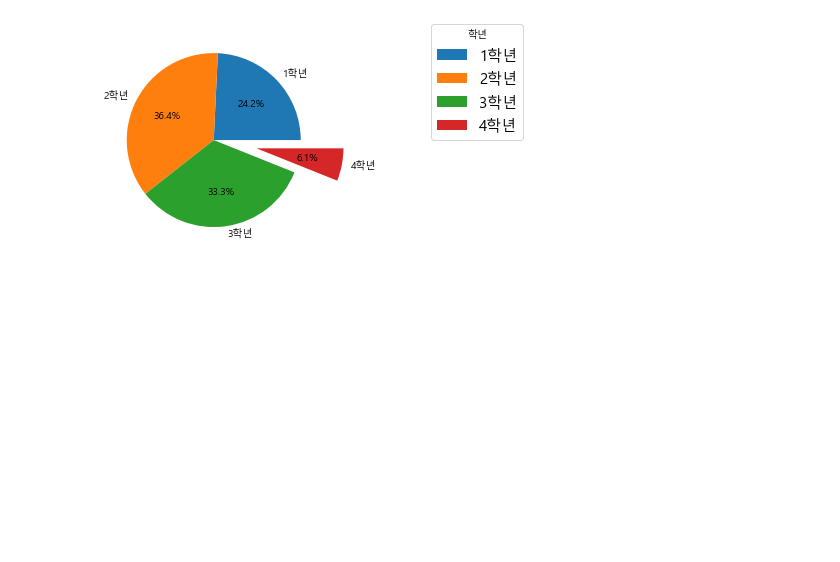
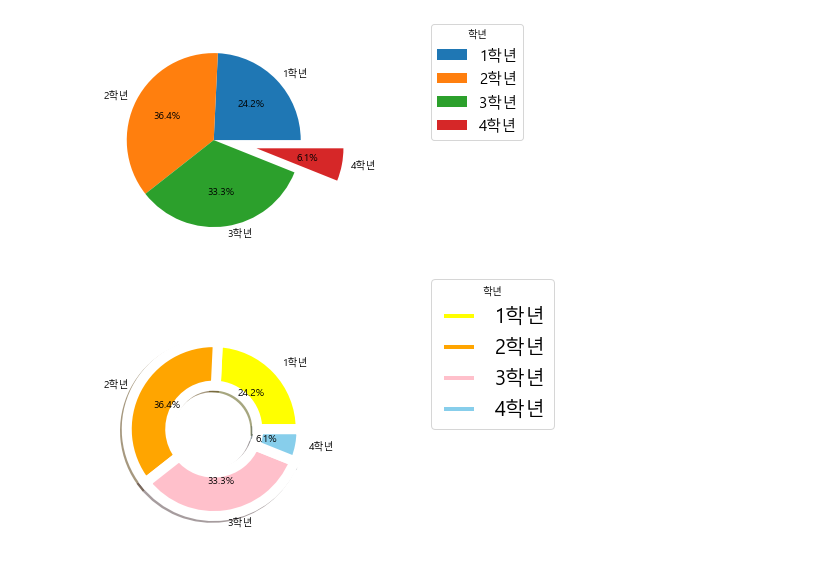
Before and after one commit to eunyeong1328/Study-Alone, a Jupyter notebook: python/BigData/220530.ipynb, the cells around one changed output. Saved outputs shown, nothing was run; the diff lists cells and outputs as text; code cells hidden in the pictures; blank space fills up the shorter version.

```diff
--- a/python/BigData/220530.ipynb
+++ b/python/BigData/220530.ipynb
@@ -214,3 +214,17 @@ plt.legend(loc = (1.5,0.5) , fontsize = 15 , title="학년") #loc는 범례의
 plt.show()
 # %% [output]
 [figure]
+# %%
+import matplotlib.pyplot as plt
+%matplotlib inline
+plt.rc("font",family = "malgun gothic")
+x = [80, 120, 110, 20]
+year = ['1학년','2학년','3학년','4학년']
+c = ["yellow","orange","pink","skyblue"]
+w = {'width':0.5,'edgecolor':'w','linewidth' : 10} #부채꼴 영역 속성 width: 부처꼴 너비 ,테두리 색상, 테두리선의 너비
+plt.pie(x,labels = year, autopct = "%.1f%%", colors = c ,
+   wedgeprops = w, explode = (0,0,0,0.01) , shadow = True, radius = 1) #영역 스타일 설정, explode(4개데이터)돌출,  그림자 , 반지름
+plt.legend(loc=(1.5,0.5),fontsize = 20, title = "학년") #좌표값 설정
+plt.show()
+# %% [output]
+[figure, added]
```
Also changed, not shown: parts of 1 cell of this notebook.
